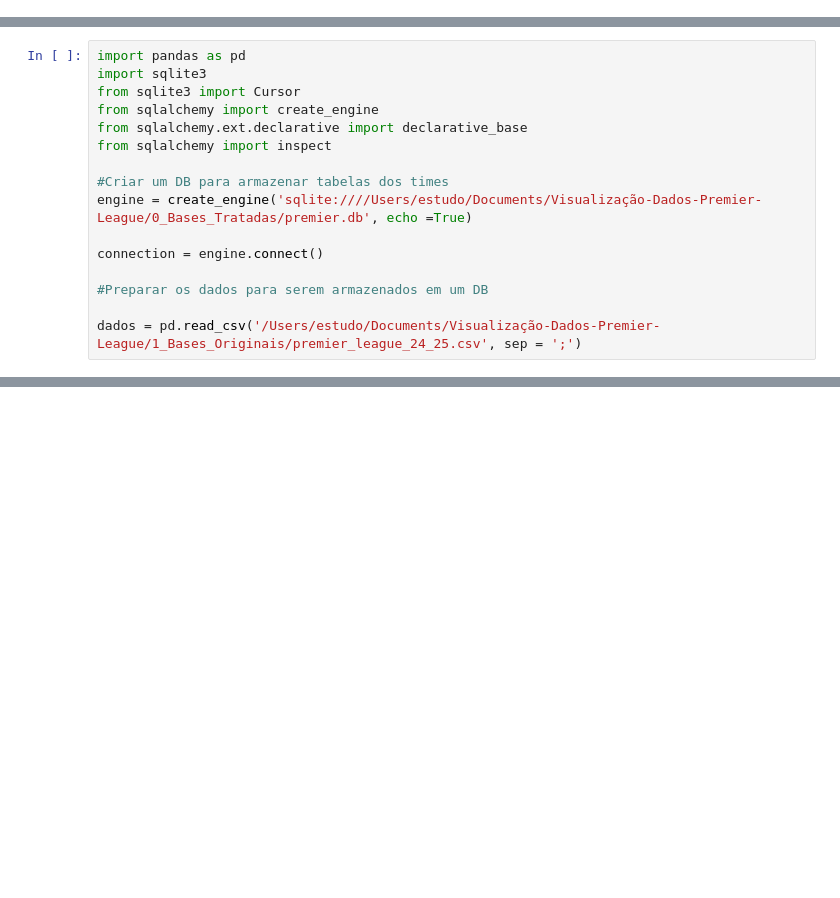
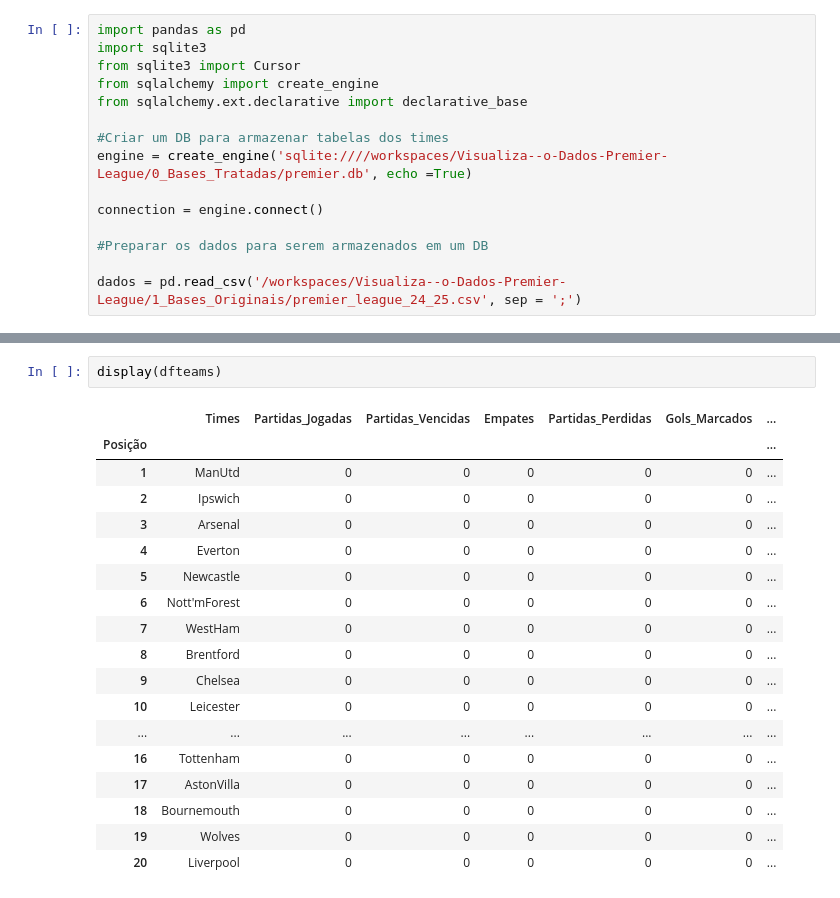
Before and after one commit to Willian-Fagundes/Visualiza--o-Dados-Premier-League, a Jupyter notebook: 4_Scripts/geral.ipynb, the cells around one changed output, grey strips where cells are left out. Cells and saved outputs as stored; diff of their text form; blank space fills up the shorter version.

Commit message:
updated the premier db minor script changes

```diff
--- a/4_Scripts/geral.ipynb
+++ b/4_Scripts/geral.ipynb
@@ -1 +1,16 @@
+# %%
+import pandas as pd
+import sqlite3
+from sqlite3 import Cursor
+from sqlalchemy import create_engine
+from sqlalchemy.ext.declarative import declarative_base
+
+#Criar um DB para armazenar tabelas dos times
+engine = create_engine('sqlite:////workspaces/Visualiza--o-Dados-Premier-League/0_Bases_Tratadas/premier.db', echo =True)
+
+connection = engine.connect()
+
+#Preparar os dados para serem armazenados em um DB
+
+dados = pd.read_csv('/workspaces/Visualiza--o-Dados-Premier-League/1_Bases_Originais/premier_league_24_25.csv', sep = ';')
 # %%
@@ -160,16 +76,0 @@ dfteams.to_sql(ultima_rodada, con  = engine, if_exists='replace', index=False)
-# %%
-import pandas as pd
-import sqlite3
-from sqlite3 import Cursor
-from sqlalchemy import create_engine
-from sqlalchemy.ext.declarative import declarative_base
-from sqlalchemy import inspect
-
-#Criar um DB para armazenar tabelas dos times
-engine = create_engine('sqlite:////Users/estudo/Documents/Visualização-Dados-Premier-League/0_Bases_Tratadas/premier.db', echo =True)
-
-connection = engine.connect()
-
-#Preparar os dados para serem armazenados em um DB
-
-dados = pd.read_csv('/Users/estudo/Documents/Visualização-Dados-Premier-League/1_Bases_Originais/premier_league_24_25.csv', sep = ';')
@@ -192,0 +130,21 @@ quantidade_tabelas_classificacao * 3
+# %%
+display(dfteams)
+# %% [output]
+|  | Times | Partidas_Jogadas | Partidas_Vencidas | Empates | Partidas_Perdidas | Gols_Marcados | ... |
+| Posição |  |  |  |  |  |  | ... |
+| 1 | ManUtd | 0 | 0 | 0 | 0 | 0 | ... |
+| 2 | Ipswich | 0 | 0 | 0 | 0 | 0 | ... |
+| 3 | Arsenal | 0 | 0 | 0 | 0 | 0 | ... |
+| 4 | Everton | 0 | 0 | 0 | 0 | 0 | ... |
+| 5 | Newcastle | 0 | 0 | 0 | 0 | 0 | ... |
+| 6 | Nott'mForest | 0 | 0 | 0 | 0 | 0 | ... |
+| 7 | WestHam | 0 | 0 | 0 | 0 | 0 | ... |
+| 8 | Brentford | 0 | 0 | 0 | 0 | 0 | ... |
+| 9 | Chelsea | 0 | 0 | 0 | 0 | 0 | ... |
+| 10 | Leicester | 0 | 0 | 0 | 0 | 0 | ... |
+| ... | ... | ... | ... | ... | ... | ... | ... |
+| 16 | Tottenham | 0 | 0 | 0 | 0 | 0 | ... |
+| 17 | AstonVilla | 0 | 0 | 0 | 0 | 0 | ... |
+| 18 | Bournemouth | 0 | 0 | 0 | 0 | 0 | ... |
+| 19 | Wolves | 0 | 0 | 0 | 0 | 0 | ... |
+| 20 | Liverpool | 0 | 0 | 0 | 0 | 0 | ... |
```
Also changed, not shown: parts of 6 cells of this notebook, 3 other files.
